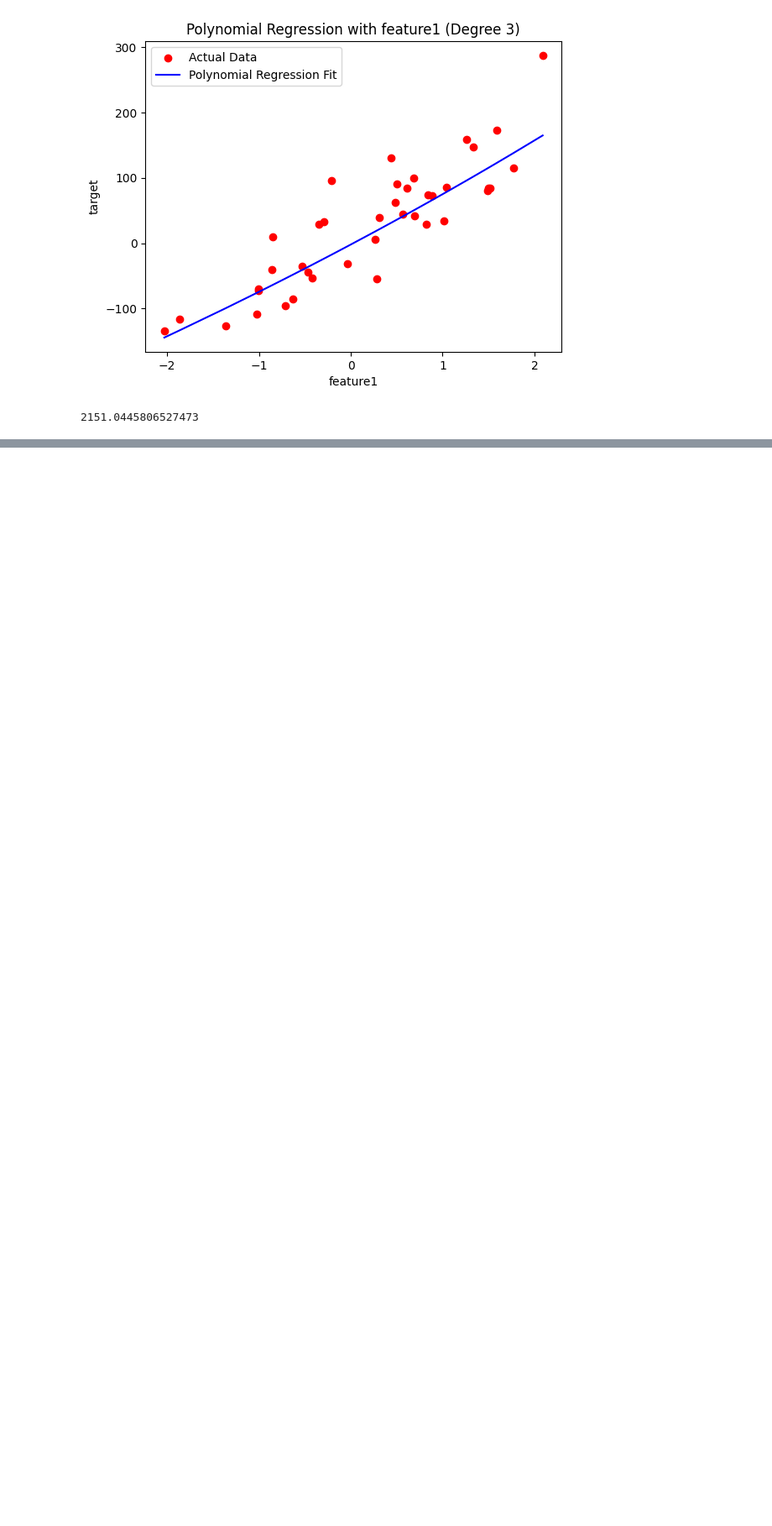
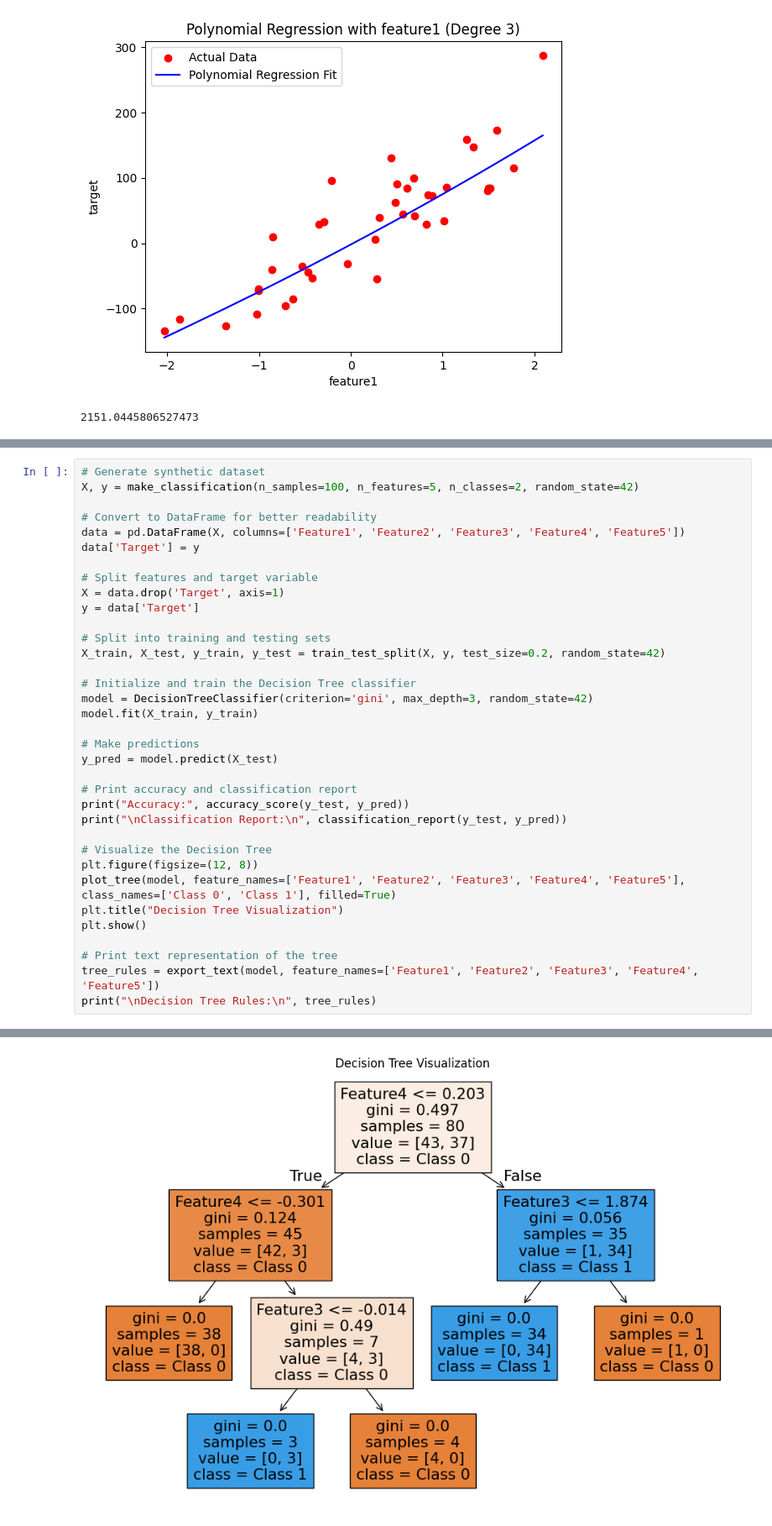
Before and after one commit to Aks-20/AI-ML, a Jupyter notebook: EDA_Cars_G_[1].ipynb, the cells around one changed output, grey strips where cells are left out. Shown at 84% size. Drawn from its saved outputs; the diff is of its cells as text; blank space fills up the shorter version.

```diff
--- a/EDA_Cars_G_[1].ipynb
+++ b/EDA_Cars_G_[1].ipynb
@@ -757,0 +1044,36 @@ mse
+# %%
+# Generate synthetic dataset
+X, y = make_classification(n_samples=100, n_features=5, n_classes=2, random_state=42)
+
+# Convert to DataFrame for better readability
+data = pd.DataFrame(X, columns=['Feature1', 'Feature2', 'Feature3', 'Feature4', 'Feature5'])
+data['Target'] = y
+
+# Split features and target variable
+X = data.drop('Target', axis=1)
+y = data['Target']
+
+# Split into training and testing sets
+X_train, X_test, y_train, y_test = train_test_split(X, y, test_size=0.2, random_state=42)
+
+# Initialize and train the Decision Tree classifier
+model = DecisionTreeClassifier(criterion='gini', max_depth=3, random_state=42)
+model.fit(X_train, y_train)
+
+# Make predictions
+y_pred = model.predict(X_test)
+
+# Print accuracy and classification report
+print("Accuracy:", accuracy_score(y_test, y_pred))
+print("\nClassification Report:\n", classification_report(y_test, y_pred))
+
+# Visualize the Decision Tree
+plt.figure(figsize=(12, 8))
+plot_tree(model, feature_names=['Feature1', 'Feature2', 'Feature3', 'Feature4', 'Feature5'], class_names=['Class 0', 'Class 1'], filled=True)
+plt.title("Decision Tree Visualization")
+plt.show()
+
+# Print text representation of the tree
+tree_rules = export_text(model, feature_names=['Feature1', 'Feature2', 'Feature3', 'Feature4', 'Feature5'])
+print("\nDecision Tree Rules:\n", tree_rules)
+# %% [output]
@@ -757,0 +1091 @@ mse
+[figure, added]
```
Also changed, not shown: parts of 26 cells of this notebook.
